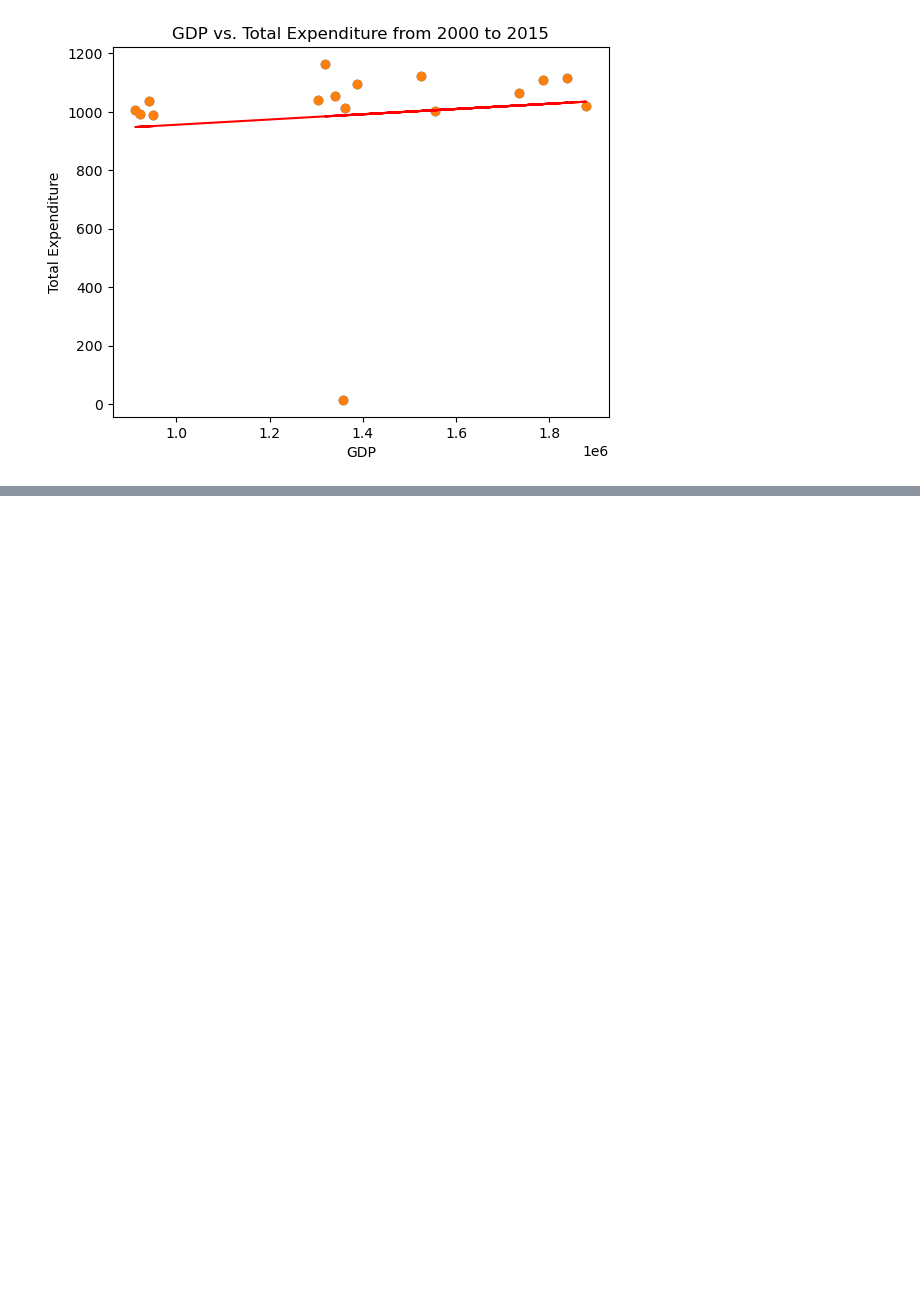
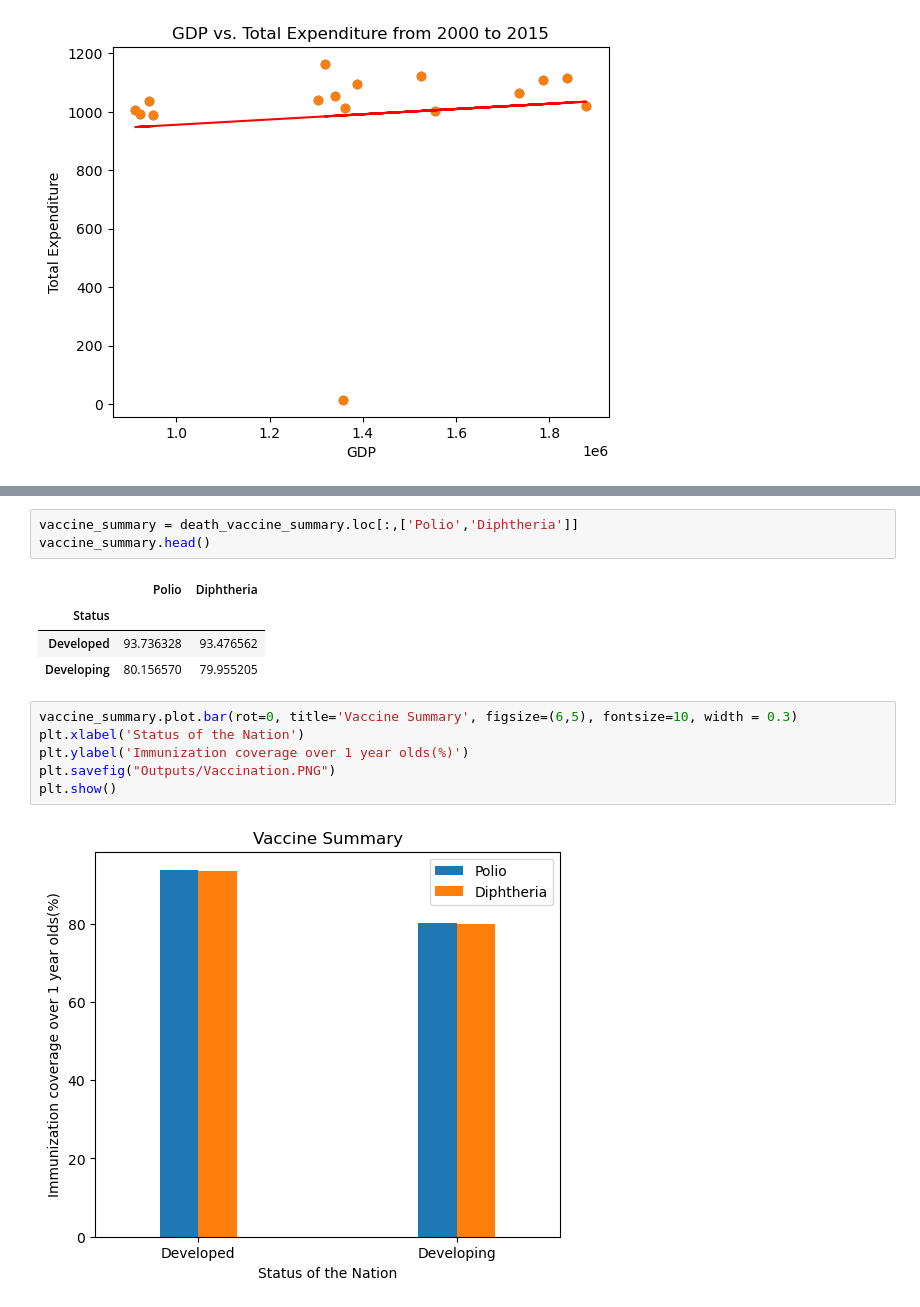
Before and after one commit to msncn/scs-pj1-team11, a Jupyter notebook: pj1_team11.ipynb, the cells around one changed output, grey strips where cells are left out. Drawn from its saved outputs; the diff is of its cells as text; blank space fills up the shorter version.

```diff
--- a/pj1_team11.ipynb
+++ b/pj1_team11.ipynb
@@ -479,0 +524,16 @@ y = 0.0x + 866.04
+# %%
+vaccine_summary = death_vaccine_summary.loc[:,['Polio','Diphtheria']]
+vaccine_summary.head()
+# %% [output]
+|  | Polio | Diphtheria |
+| Status |  |  |
+| Developed | 93.736328 | 93.476562 |
+| Developing | 80.156570 | 79.955205 |
+# %%
+vaccine_summary.plot.bar(rot=0, title='Vaccine Summary', figsize=(6,5), fontsize=10, width = 0.3)
+plt.xlabel('Status of the Nation')
+plt.ylabel('Immunization coverage over 1 year olds(%)')
+plt.savefig("Outputs/Vaccination.PNG")
+plt.show()
+# %% [output]
+[figure, added]
```
Also changed, not shown: parts of 8 cells of this notebook, 10 other files.
